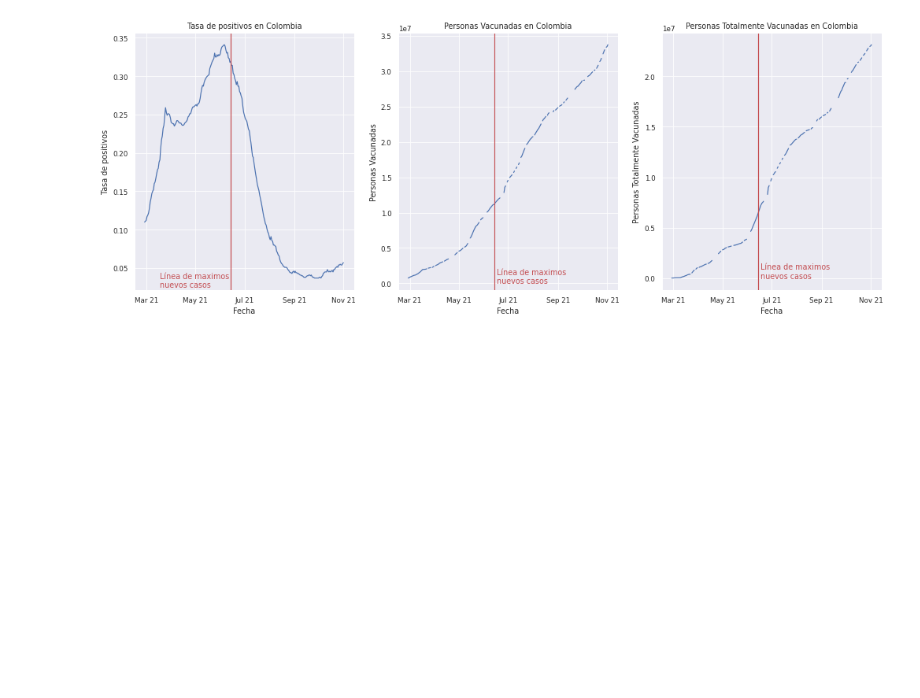
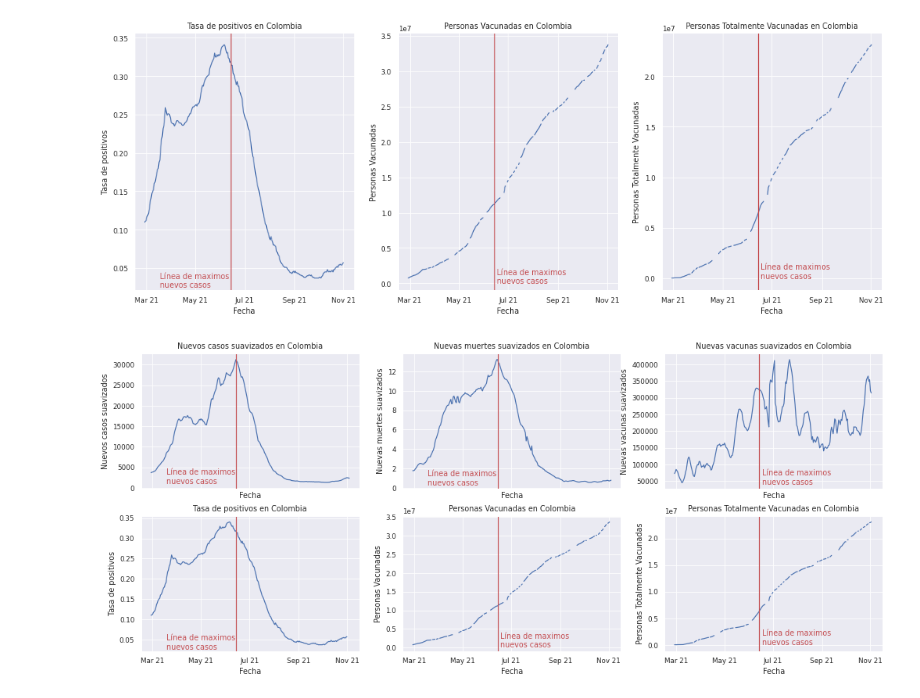
Before and after one commit to davidmorme/Universidad, a Jupyter notebook: Seminario Proyecto de Grado/Base_de_datos_Covid.ipynb, the cells around one changed output. Cells and saved outputs as stored; diff of their text form; code cells hidden in the pictures; blank space fills up the shorter version.

Commit message:
Agregados análisis adicionales de Colombia

```diff
--- a/Seminario Proyecto de Grado/Base_de_datos_Covid.ipynb
+++ b/Seminario Proyecto de Grado/Base_de_datos_Covid.ipynb
@@ -1484,3 +1484,65 @@ ax[2].text('2021-07-01', 0.5, 'Línea de maximos\nnuevos casos', color = 'r')
 fig.show()
 # %% [output]
 [figure]
+# %%
+sns.set()
+sns.set_context("paper")
+
+fig, ax= plt.subplots(2,3, figsize=(17, 7), sharex=True)
+
+ax[0,0].plot(BaseDatosCOLF['date'],BaseDatosCOLF['new_cases_smoothed'])
+
+ax[0,0].set_title('Nuevos casos suavizados en Colombia')
+ax[0,0].set_ylabel('Nuevos casos suavizados')
+ax[0,0].set_xlabel('Fecha')
+
+ax[0,1].plot(BaseDatosCOLF['date'],BaseDatosCOLF['new_deaths_smoothed_per_million'])
+
+ax[0,1].set_title('Nuevas muertes suavizados en Colombia')
+ax[0,1].set_ylabel('Nuevas muertes suavizados')
+ax[0,1].set_xlabel('Fecha')
+
+ax[0,2].plot(BaseDatosCOLF['date'],BaseDatosCOLF['new_vaccinations_smoothed'])
+
+ax[0,2].set_title('Nuevas vacunas suavizados en Colombia')
+ax[0,2].set_ylabel('Nuevas vacunas suavizados')
+ax[0,2].set_xlabel('Fecha')
+
+ax[1,0].plot(BaseDatosCOLF['date'],BaseDatosCOLF['positive_rate'])
+
+ax[1,0].set_title('Tasa de positivos en Colombia')
+ax[1,0].set_ylabel('Tasa de positivos')
+ax[1,0].set_xlabel('Fecha')
+
+ax[1,1].plot(BaseDatosCOLF['date'],BaseDatosCOLF['people_vaccinated'])
+
+ax[1,1].set_title('Personas Vacunadas en Colombia')
+ax[1,1].set_ylabel('Personas Vacunadas')
+ax[1,1].set_xlabel('Fecha')
+
+ax[1,2].plot(BaseDatosCOLF['date'],BaseDatosCOLF['people_fully_vaccinated'])
+
+ax[1,2].set_title('Personas Totalmente Vacunadas en Colombia')
+ax[1,2].set_ylabel('Personas Totalmente Vacunadas')
+ax[1,2].set_xlabel('Fecha')
+
+
+FechaMaxNuevosContagios=BaseDatosCOLF['date'][np.argmax(BaseDatosCOLF['new_cases_smoothed'])]
+ax[0,0].axvline(FechaMaxNuevosContagios, color='r')
+ax[0,1].axvline(FechaMaxNuevosContagios, color='r')
+ax[0,2].axvline(FechaMaxNuevosContagios, color='r')
+ax[1,0].axvline(FechaMaxNuevosContagios, color='r')
+ax[1,1].axvline(FechaMaxNuevosContagios, color='r')
+ax[1,2].axvline(FechaMaxNuevosContagios, color='r')
+
+plt.xticks(['2021-03-15','2021-05-15','2021-07-15','2021-09-15','2021-11-15'],['Mar 21','May 21','Jul 21','Sep 21','Nov 21'])
+ax[0,0].text('2021-04-01', 1000, 'Línea de maximos\nnuevos casos', color = 'r')
+ax[0,1].text('2021-04-01', 0.25, 'Línea de maximos\nnuevos casos', color = 'r')
+ax[0,2].text('2021-07-01', 40000, 'Línea de maximos\nnuevos casos', color = 'r')
+ax[1,0].text('2021-04-01', 0.025, 'Línea de maximos\nnuevos casos', color = 'r')
+ax[1,1].text('2021-07-01', 0.5, 'Línea de maximos\nnuevos casos', color = 'r')
+ax[1,2].text('2021-07-01', 0.5, 'Línea de maximos\nnuevos casos', color = 'r')
+
+fig.show()
+# %% [output]
+[figure, added]
```
